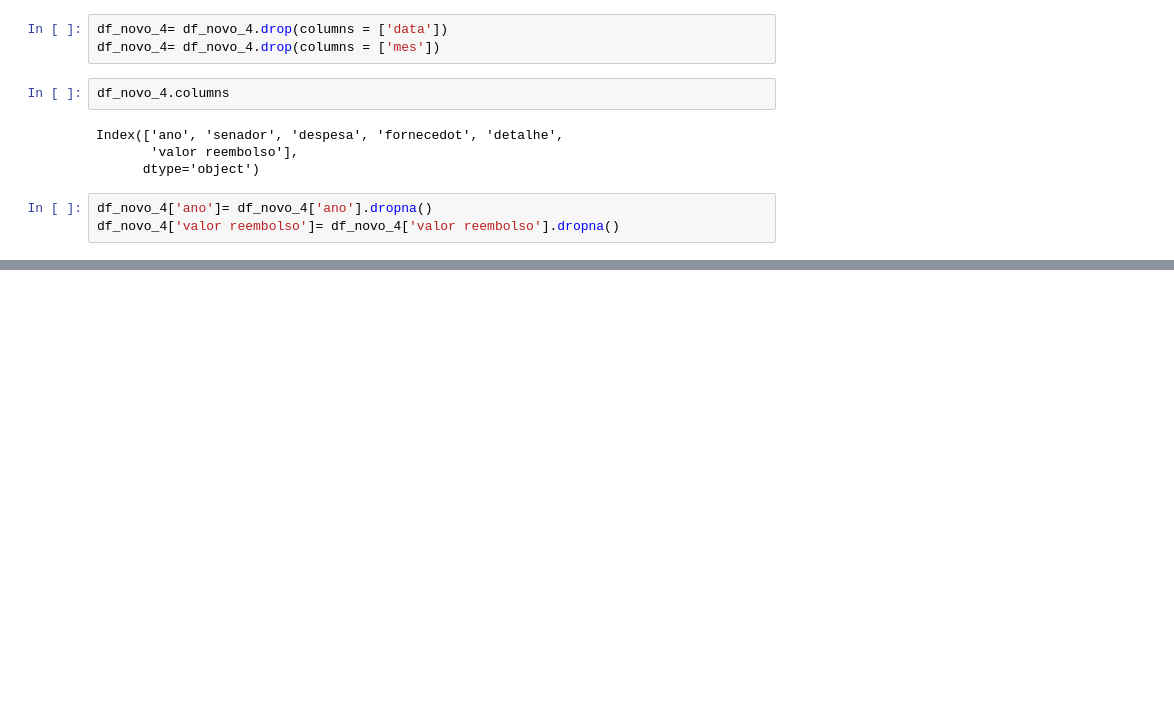
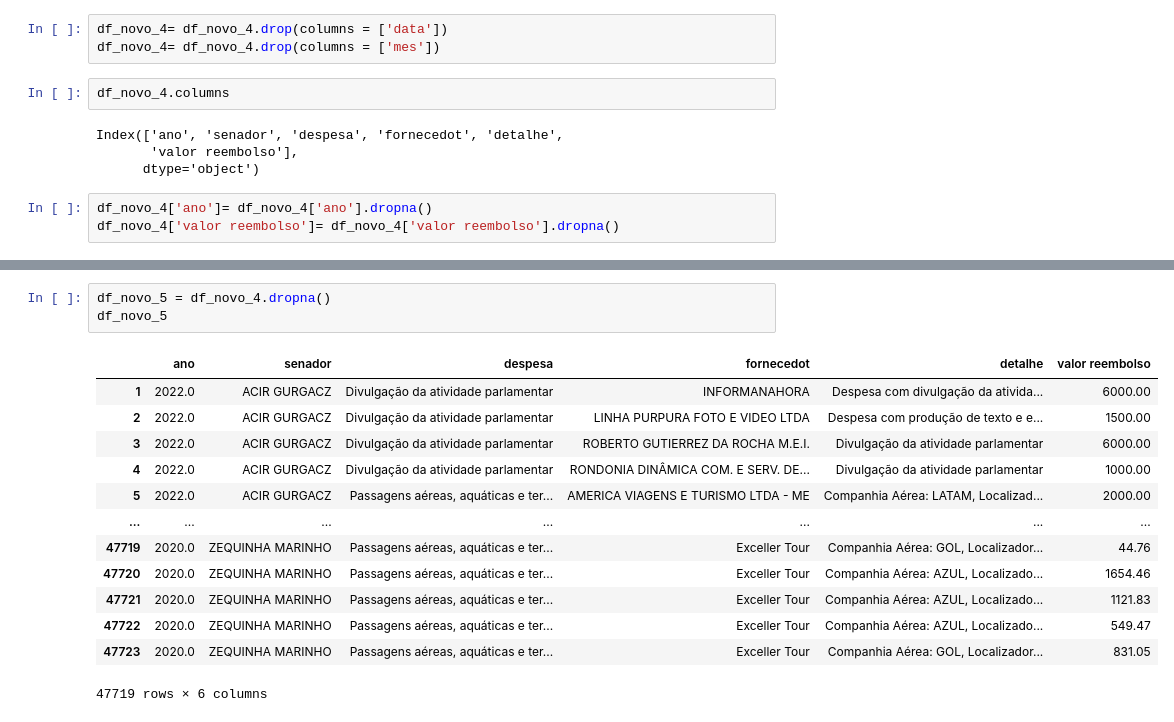
Before and after one commit to jeniferGoncalvesDaSilvaDev/7daysofcode-ds-alura2, a Jupyter notebook: desafio_7daysofcode_ds_alura.ipynb, the cells around one changed output, grey strips where cells are left out. Saved outputs shown, nothing was run; the diff lists cells and outputs as text; blank space fills up the shorter version.

```diff
--- a/desafio_7daysofcode_ds_alura.ipynb
+++ b/desafio_7daysofcode_ds_alura.ipynb
@@ -532,0 +533,17 @@ df_novo_4['ano'].isnull().sum()
+# %%
+df_novo_5 = df_novo_4.dropna()
+df_novo_5
+# %% [output]
+|  | ano | senador | despesa | fornecedot | detalhe | valor reembolso |
+| 1 | 2022.0 | ACIR GURGACZ | Divulgação da atividade parlamentar | INFORMANAHORA | Despesa com divulgação da ativida... | 6000.00 |
+| 2 | 2022.0 | ACIR GURGACZ | Divulgação da atividade parlamentar | LINHA PURPURA FOTO E VIDEO LTDA | Despesa com produção de texto e e... | 1500.00 |
+| 3 | 2022.0 | ACIR GURGACZ | Divulgação da atividade parlamentar | ROBERTO GUTIERREZ DA ROCHA M.E.I. | Divulgação da atividade parlamentar | 6000.00 |
+| 4 | 2022.0 | ACIR GURGACZ | Divulgação da atividade parlamentar | RONDONIA DINÂMICA COM. E SERV. DE... | Divulgação da atividade parlamentar | 1000.00 |
+| 5 | 2022.0 | ACIR GURGACZ | Passagens aéreas, aquáticas e ter... | AMERICA VIAGENS E TURISMO LTDA - ME | Companhia Aérea: LATAM, Localizad... | 2000.00 |
+| ... | ... | ... | ... | ... | ... | ... |
+| 47719 | 2020.0 | ZEQUINHA MARINHO | Passagens aéreas, aquáticas e ter... | Exceller Tour | Companhia Aérea: GOL, Localizador... | 44.76 |
+| 47720 | 2020.0 | ZEQUINHA MARINHO | Passagens aéreas, aquáticas e ter... | Exceller Tour | Companhia Aérea: AZUL, Localizado... | 1654.46 |
+| 47721 | 2020.0 | ZEQUINHA MARINHO | Passagens aéreas, aquáticas e ter... | Exceller Tour | Companhia Aérea: AZUL, Localizado... | 1121.83 |
+| 47722 | 2020.0 | ZEQUINHA MARINHO | Passagens aéreas, aquáticas e ter... | Exceller Tour | Companhia Aérea: AZUL, Localizado... | 549.47 |
+| 47723 | 2020.0 | ZEQUINHA MARINHO | Passagens aéreas, aquáticas e ter... | Exceller Tour | Companhia Aérea: GOL, Localizador... | 831.05 |
+47719 rows × 6 columns
```
Also changed, not shown: parts of 4 cells of this notebook.
